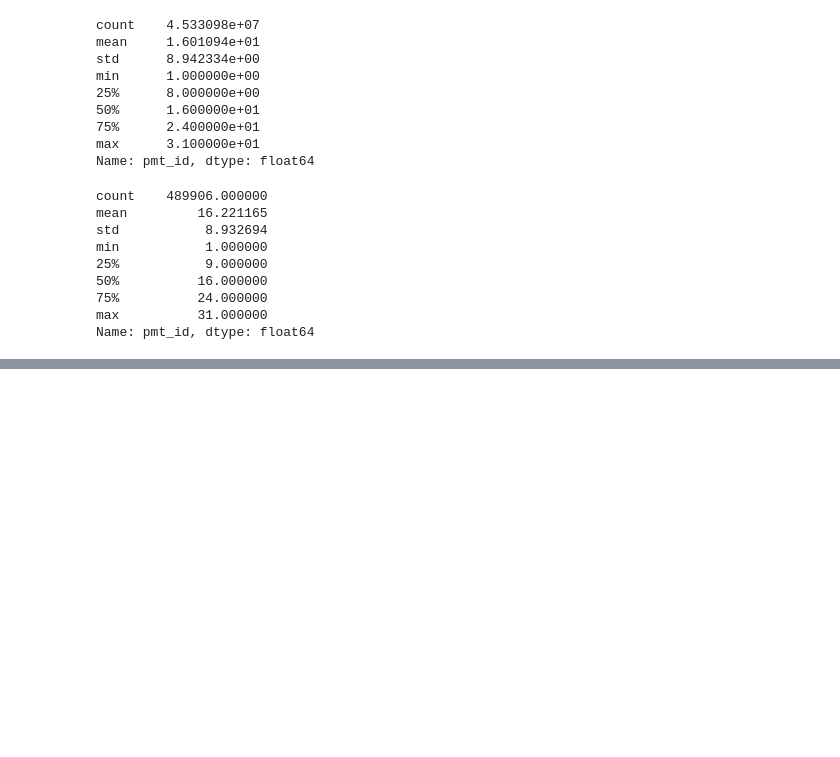
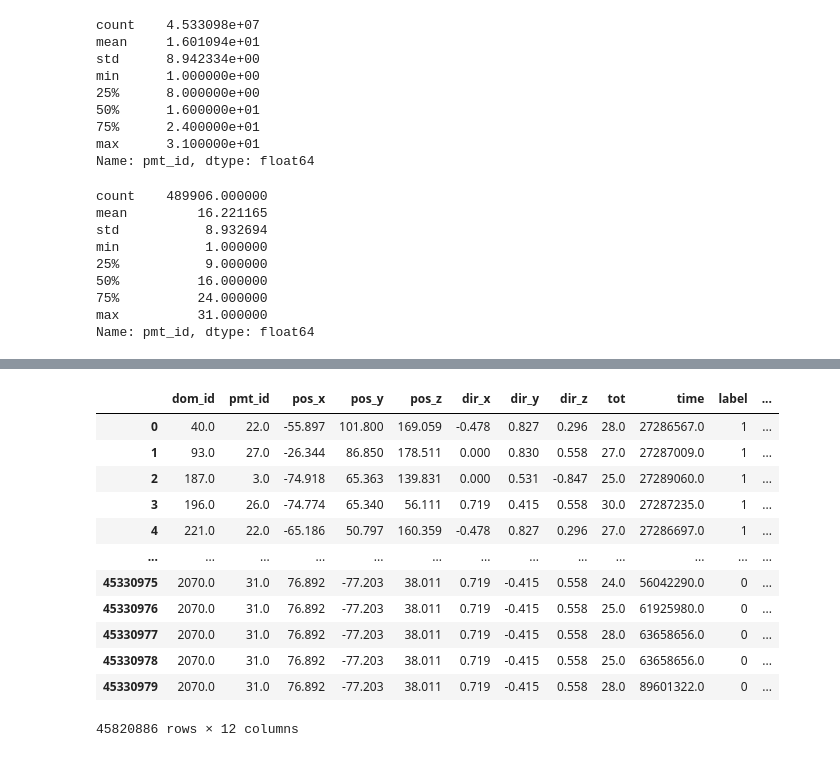
Before and after one commit to arumoy-shome/km3net, a Jupyter notebook: notebooks/combine.ipynb, the cells around one changed output, grey strips where cells are left out. Cells and saved outputs as stored; diff of their text form; code cells hidden in the pictures; blank space fills up the shorter version.

```diff
--- a/notebooks/combine.ipynb
+++ b/notebooks/combine.ipynb
@@ -172,3 +147,19 @@ df shape: (45820886, 11)
+# %%
+df
+# %% [output]
+|  | dom_id | pmt_id | pos_x | pos_y | pos_z | dir_x | dir_y | dir_z | tot | time | label | ... |
+| 0 | 40.0 | 22.0 | -55.897 | 101.800 | 169.059 | -0.478 | 0.827 | 0.296 | 28.0 | 27286567.0 | 1 | ... |
+| 1 | 93.0 | 27.0 | -26.344 | 86.850 | 178.511 | 0.000 | 0.830 | 0.558 | 27.0 | 27287009.0 | 1 | ... |
+| 2 | 187.0 | 3.0 | -74.918 | 65.363 | 139.831 | 0.000 | 0.531 | -0.847 | 25.0 | 27289060.0 | 1 | ... |
+| 3 | 196.0 | 26.0 | -74.774 | 65.340 | 56.111 | 0.719 | 0.415 | 0.558 | 30.0 | 27287235.0 | 1 | ... |
+| 4 | 221.0 | 22.0 | -65.186 | 50.797 | 160.359 | -0.478 | 0.827 | 0.296 | 27.0 | 27286697.0 | 1 | ... |
+| ... | ... | ... | ... | ... | ... | ... | ... | ... | ... | ... | ... | ... |
+| 45330975 | 2070.0 | 31.0 | 76.892 | -77.203 | 38.011 | 0.719 | -0.415 | 0.558 | 24.0 | 56042290.0 | 0 | ... |
+| 45330976 | 2070.0 | 31.0 | 76.892 | -77.203 | 38.011 | 0.719 | -0.415 | 0.558 | 25.0 | 61925980.0 | 0 | ... |
+| 45330977 | 2070.0 | 31.0 | 76.892 | -77.203 | 38.011 | 0.719 | -0.415 | 0.558 | 28.0 | 63658656.0 | 0 | ... |
+| 45330978 | 2070.0 | 31.0 | 76.892 | -77.203 | 38.011 | 0.719 | -0.415 | 0.558 | 25.0 | 63658656.0 | 0 | ... |
+| 45330979 | 2070.0 | 31.0 | 76.892 | -77.203 | 38.011 | 0.719 | -0.415 | 0.558 | 28.0 | 89601322.0 | 0 | ... |
+45820886 rows × 12 columns
 # %%
 df.isna().any().any()
 # %% [output]
```
Also changed, not shown: parts of 39 cells of this notebook, 3 other files.
